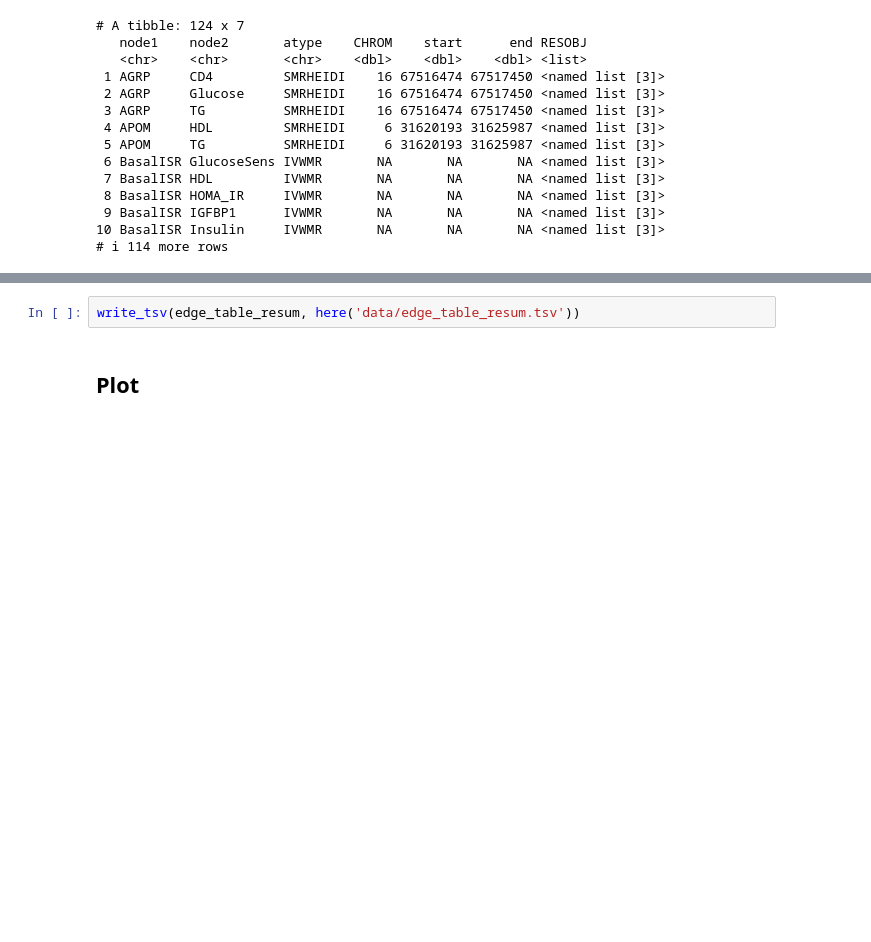
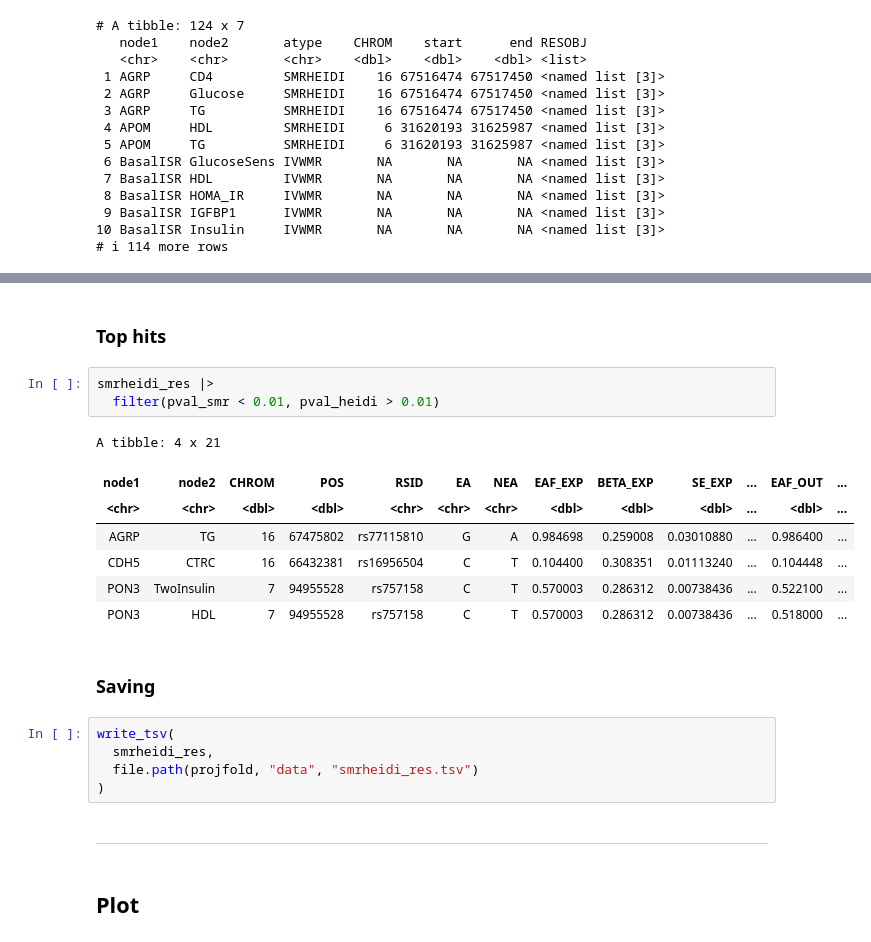
Before and after one commit to Natalie-Atabaki/BN, a Jupyter notebook: scripts/Daniel/scripts/07_EdgeResults.ipynb, the cells around one changed output, grey strips where cells are left out. Drawn from its saved outputs; the diff is of its cells as text; blank space fills up the shorter version.

```diff
--- a/scripts/Daniel/scripts/07_EdgeResults.ipynb
+++ b/scripts/Daniel/scripts/07_EdgeResults.ipynb
@@ -102,5 +144,25 @@ edge_table_results |>
+# %% [markdown]
+### Top hits
+# %%
+smrheidi_res |>
+  filter(pval_smr < 0.01, pval_heidi > 0.01)
+# %% [output]
+A tibble: 4 x 21
+| node1 | node2 | CHROM | POS | RSID | EA | NEA | EAF_EXP | BETA_EXP | SE_EXP | ... | EAF_OUT | ... |
+| <chr> | <chr> | <dbl> | <dbl> | <chr> | <chr> | <chr> | <dbl> | <dbl> | <dbl> | ... | <dbl> | ... |
+| AGRP | TG | 16 | 67475802 | rs77115810 | G | A | 0.984698 | 0.259008 | 0.03010880 | ... | 0.986400 | ... |
+| CDH5 | CTRC | 16 | 66432381 | rs16956504 | C | T | 0.104400 | 0.308351 | 0.01113240 | ... | 0.104448 | ... |
+| PON3 | TwoInsulin | 7 | 94955528 | rs757158 | C | T | 0.570003 | 0.286312 | 0.00738436 | ... | 0.522100 | ... |
+| PON3 | HDL | 7 | 94955528 | rs757158 | C | T | 0.570003 | 0.286312 | 0.00738436 | ... | 0.518000 | ... |
+# %% [markdown]
+### Saving
 # %%
-write_tsv(edge_table_resum, here('data/edge_table_resum.tsv'))
+write_tsv(
+  smrheidi_res,
+  file.path(projfold, "data", "smrheidi_res.tsv")
+)
+# %% [markdown]
+---
 # %% [markdown]
 ## Plot
 # %%
```
Also changed, not shown: parts of 16 cells of this notebook.
